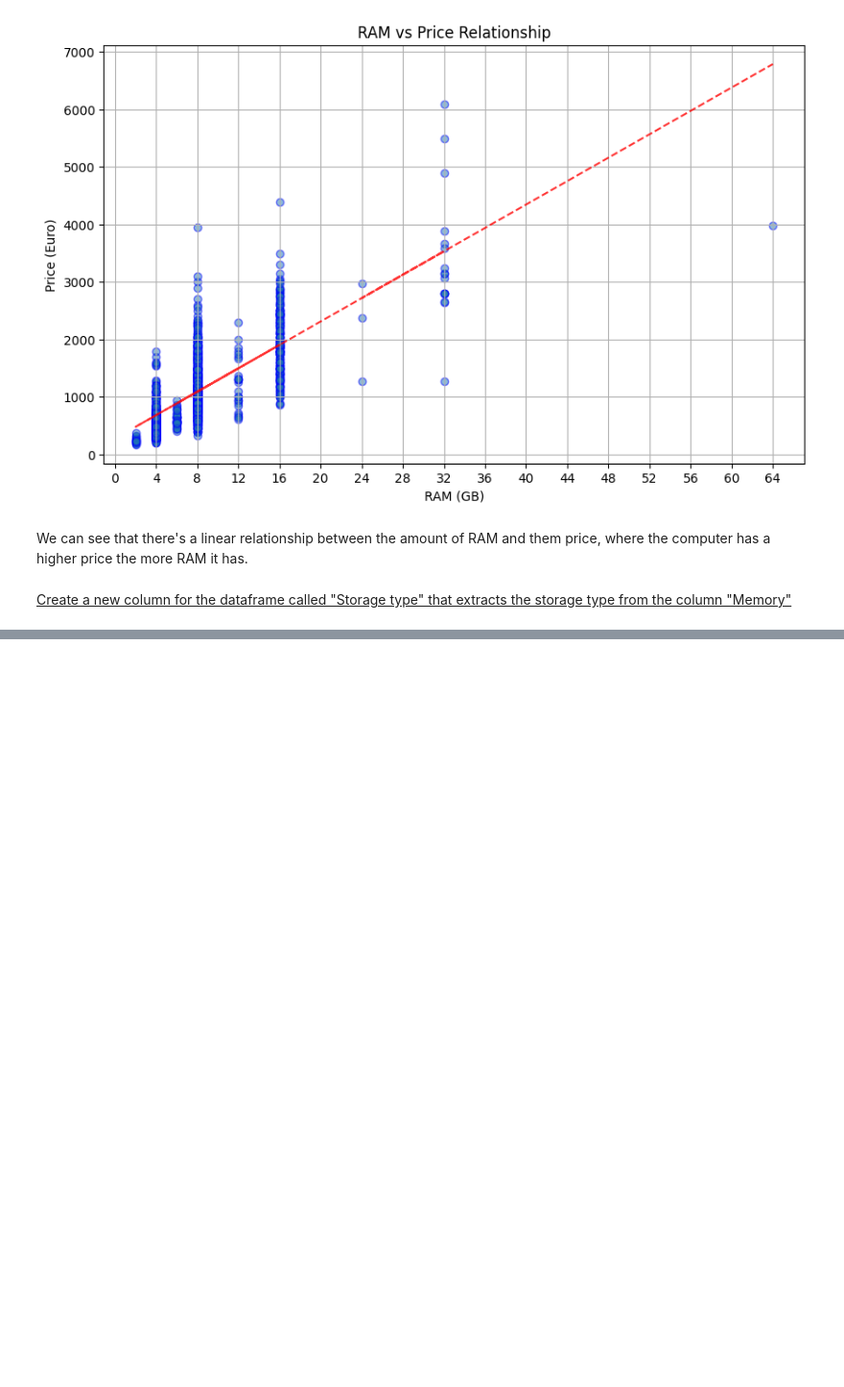
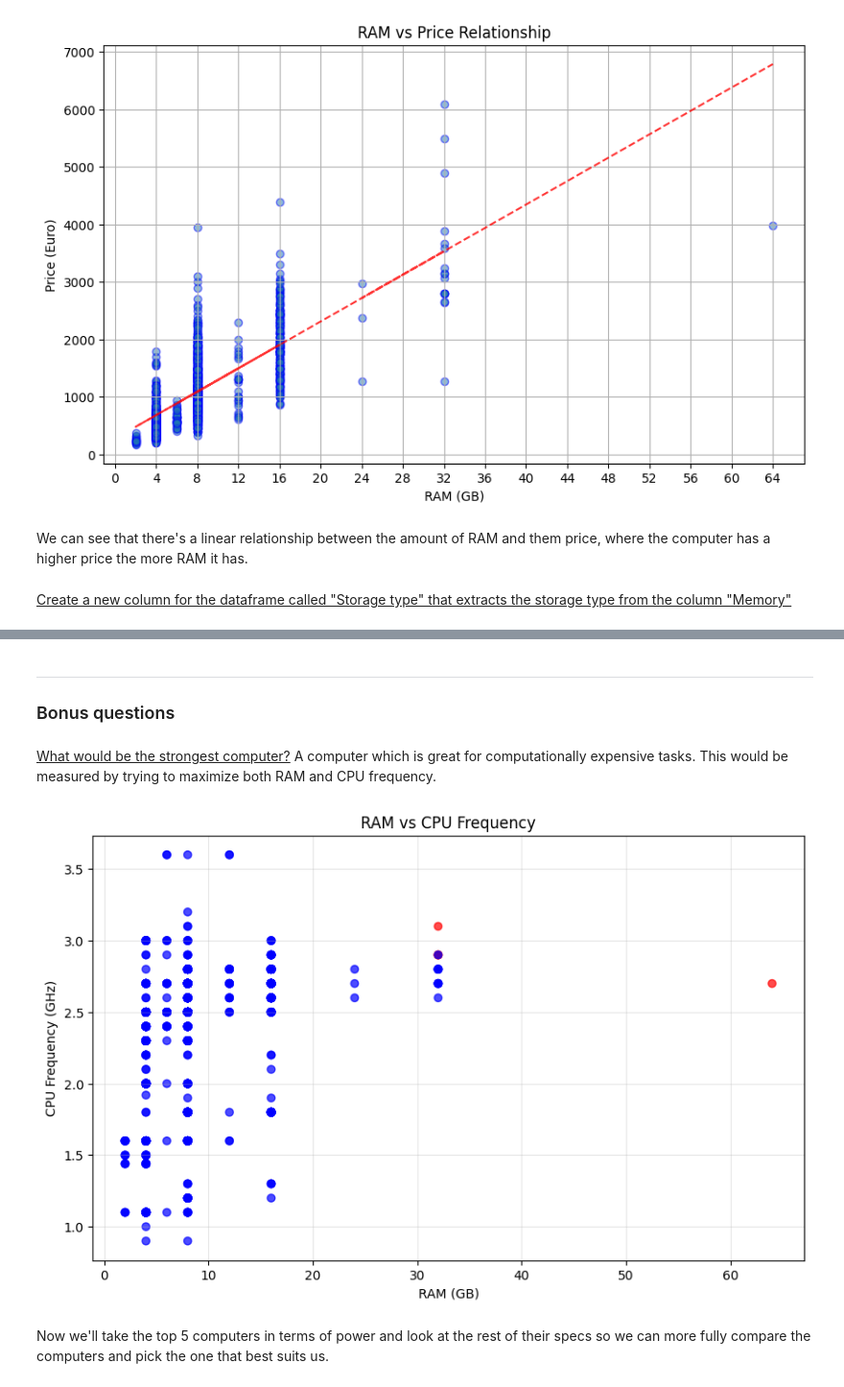
Before and after one commit to HilaOhayion/MiniProject1, a Jupyter notebook: Part_2_Q2.ipynb, the cells around one changed output, grey strips where cells are left out. Shown at 96% size. Drawn from its saved outputs; the diff is of its cells as text; code cells hidden in the pictures; blank space fills up the shorter version.

```diff
--- a/Part_2_Q2.ipynb
+++ b/Part_2_Q2.ipynb
@@ -121,8 +120,3 @@ plt.show()
 We can see that there's a linear relationship between the amount of RAM and them price, where the computer has a higher price the more RAM it has.
 # %% [markdown]
 <u>Create a new column for the dataframe called "Storage type" that extracts the storage type from the column "Memory"</u>
-# %%
-df['Storage type'] = df['Memory'].str.extract(r'(SSD|HDD|SSD + HDD|Hybrid|Flash Storage)')
-print(df[['Memory', 'Storage type']].head(30))
-
-#  FIGURE SOMETHING OUT FOR ROWS WITH TWO TYPES!!!
@@ -146,0 +123,17 @@ print(df[['Memory', 'Storage type']].head(30))
+# %%
+# This function is so that if there's more than one type of memory (as there is in some computers)
+# the new column would be able to display both types rather than just one of them
+def extract_storage_types(memory_str):
+    storage_types = []
+    if 'SSD' in memory_str:
+        storage_types.append('SSD')
+    if 'HDD' in memory_str:
+        storage_types.append('HDD')
+    if 'Flash Storage' in memory_str:
+        storage_types.append('Flash Storage')
+    if 'Hybrid' in memory_str:
+        storage_types.append('Hybrid')
+    return ' + '.join(storage_types)
+
+df['Storage Type'] = df['Memory'].apply(extract_storage_types)
+print(df[['Memory', 'Storage Type']].head(25))
@@ -146,0 +158,26 @@ print(df[['Memory', 'Storage type']].head(30))
+# %% [markdown]
+---
+### Bonus questions
+# %% [markdown]
+<u> What would be the strongest computer?</u></p>
+A computer which is great for computationally expensive tasks. </p>
+This would be measured by trying to maximize both RAM and CPU frequency.
+# %%
+# Calculatues the computers with best RAM and CPU frequency by multiplying them and comparing the results
+df['power_score'] = df['RAM (GB)'] * df['CPU_Frequency (GHz)']
+top_5_power = df.nlargest(5, 'power_score')
+
+# Colors the top 5 computers red in the graph
+colors = ['red' if idx in top_5_power.index else 'blue' for idx in df.index]
+
+plt.figure(figsize=(10, 6))
+plt.scatter(df['RAM (GB)'], df['CPU_Frequency (GHz)'], c=colors, alpha=0.7)
+plt.xlabel('RAM (GB)')
+plt.ylabel('CPU Frequency (GHz)')
+plt.title('RAM vs CPU Frequency')
+plt.grid(True, alpha=0.3)
+plt.show()
+# %% [output]
+[figure, added]
+# %% [markdown]
+Now we'll take the top 5 computers in terms of power and look at the rest of their specs so we can more fully compare the computers and pick the one that best suits us.
```
Also changed, not shown: parts of 10 cells of this notebook, 1 other file.
